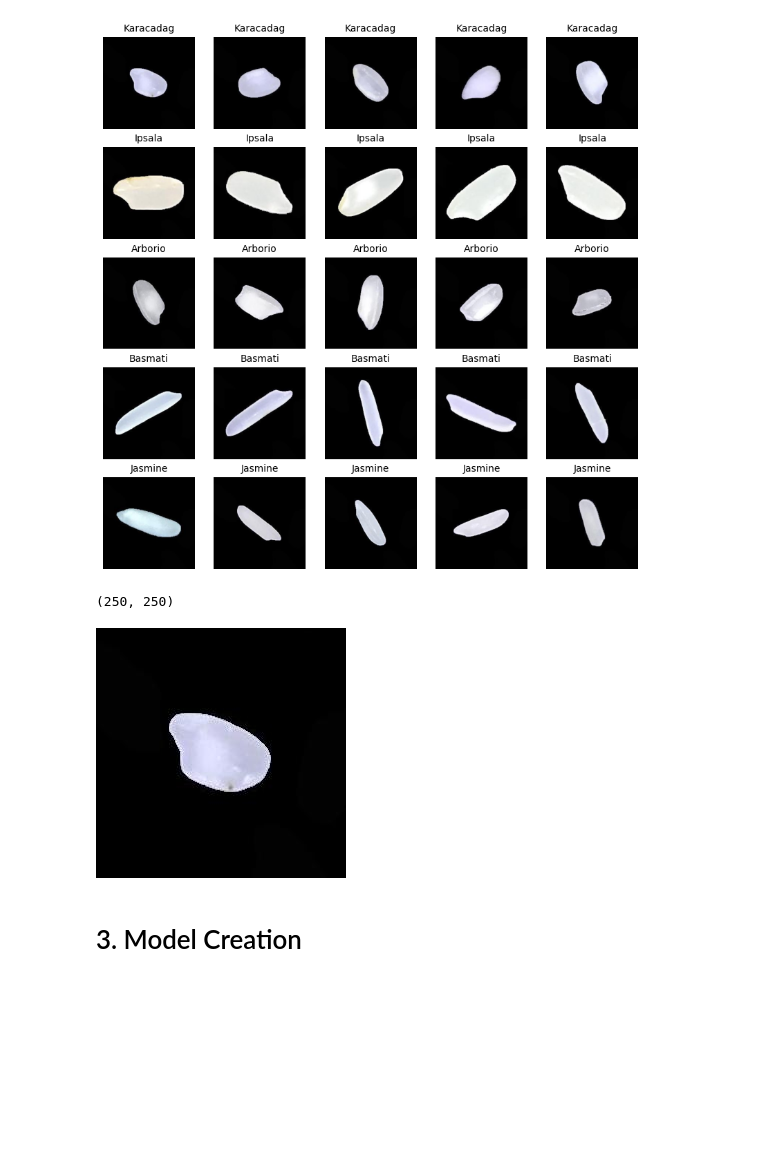
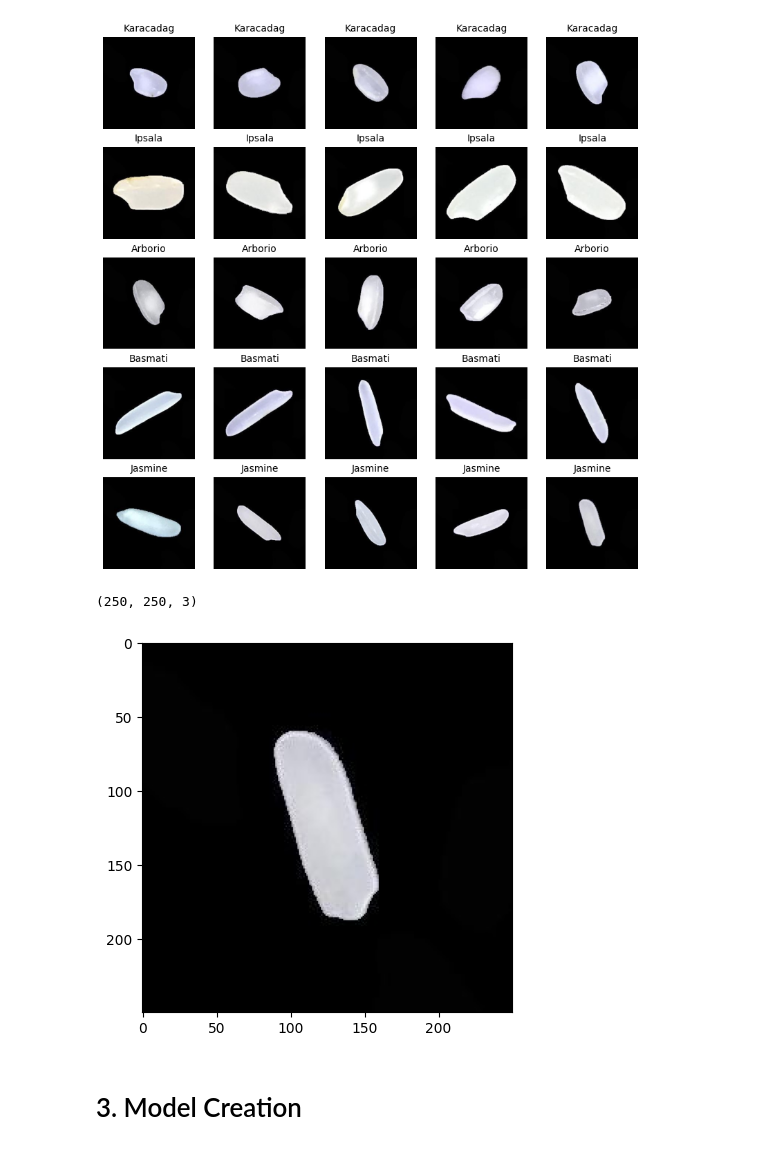
Before and after one commit to flexymt/machine-learning, a Jupyter notebook: Image /Rice Image Dataset/Rice Dataset ( WIP ).ipynb, the cells around one changed output. Drawn from its saved outputs; the diff is of its cells as text; code cells hidden in the pictures; blank space fills up the shorter version.

```diff
--- a/Image /Rice Image Dataset/Rice Dataset ( WIP ).ipynb
+++ b/Image /Rice Image Dataset/Rice Dataset ( WIP ).ipynb
@@ -73,14 +74,3 @@ for name in rice_name_array:
         i = i + 1
 # %% [output]
 [figure]
-# %%
-image_example = load_img(all_paths[0])
-width, length = image_example.size
-size =width, length
-size
-# %% [output]
-(250, 250)
-# %%
-image_example
-# %% [output]
-[figure, removed]
@@ -91,3 +77,10 @@ splitfolders.ratio(parent_directory, output='imgs', seed=123, ratio=(.7,.15,.15)
+# %%
+# Checking image size.
+plt.imshow(image)
+np.asarray(image).shape
+# %% [output]
+(250, 250, 3)
+[figure, added]
 # %% [markdown]
 # 3. Model Creation
 # %% [markdown]
```
Also changed, not shown: parts of 12 cells of this notebook.
